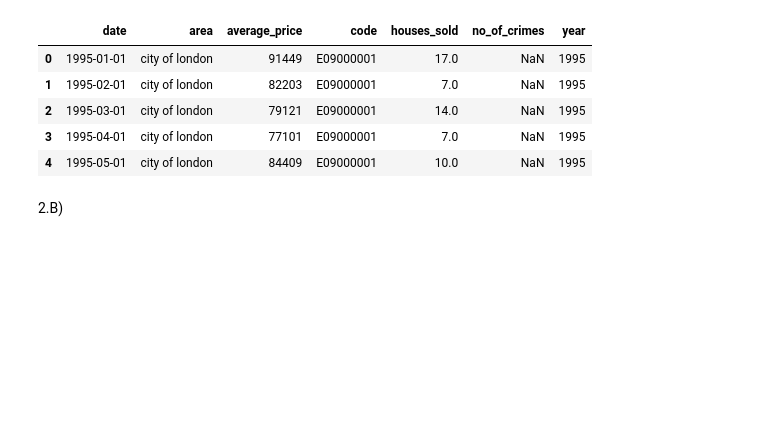
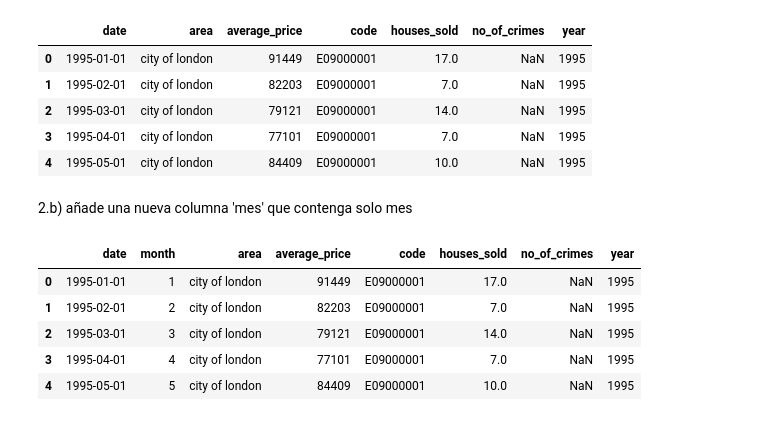
Before and after one commit to Mariaedita/proyectoDatos, a Jupyter notebook: proyecto5-casaslondres/proyecto5.ipynb, the cells around one changed output. Saved outputs shown, nothing was run; the diff lists cells and outputs as text; code cells hidden in the pictures; blank space fills up the shorter version.

```diff
--- a/proyecto5-casaslondres/proyecto5.ipynb
+++ b/proyecto5-casaslondres/proyecto5.ipynb
@@ -82,4 +82,15 @@ data.head(5)
 | 3 | 1995-04-01 | city of london | 77101 | E09000001 | 7.0 | NaN | 1995 |
 | 4 | 1995-05-01 | city of london | 84409 | E09000001 | 10.0 | NaN | 1995 |
 # %% [markdown]
-2.B)
+2.b) añade una nueva columna 'mes' que contenga solo mes
+# %%
+data.insert (1, 'month' , data.date.dt.month)
+data.head()
+#del data['month']
+# %% [output]
+|  | date | month | area | average_price | code | houses_sold | no_of_crimes | year |
+| 0 | 1995-01-01 | 1 | city of london | 91449 | E09000001 | 17.0 | NaN | 1995 |
+| 1 | 1995-02-01 | 2 | city of london | 82203 | E09000001 | 7.0 | NaN | 1995 |
+| 2 | 1995-03-01 | 3 | city of london | 79121 | E09000001 | 14.0 | NaN | 1995 |
+| 3 | 1995-04-01 | 4 | city of london | 77101 | E09000001 | 7.0 | NaN | 1995 |
+| 4 | 1995-05-01 | 5 | city of london | 84409 | E09000001 | 10.0 | NaN | 1995 |
```
Also changed, not shown: parts of 19 cells of this notebook, 1 other file.
